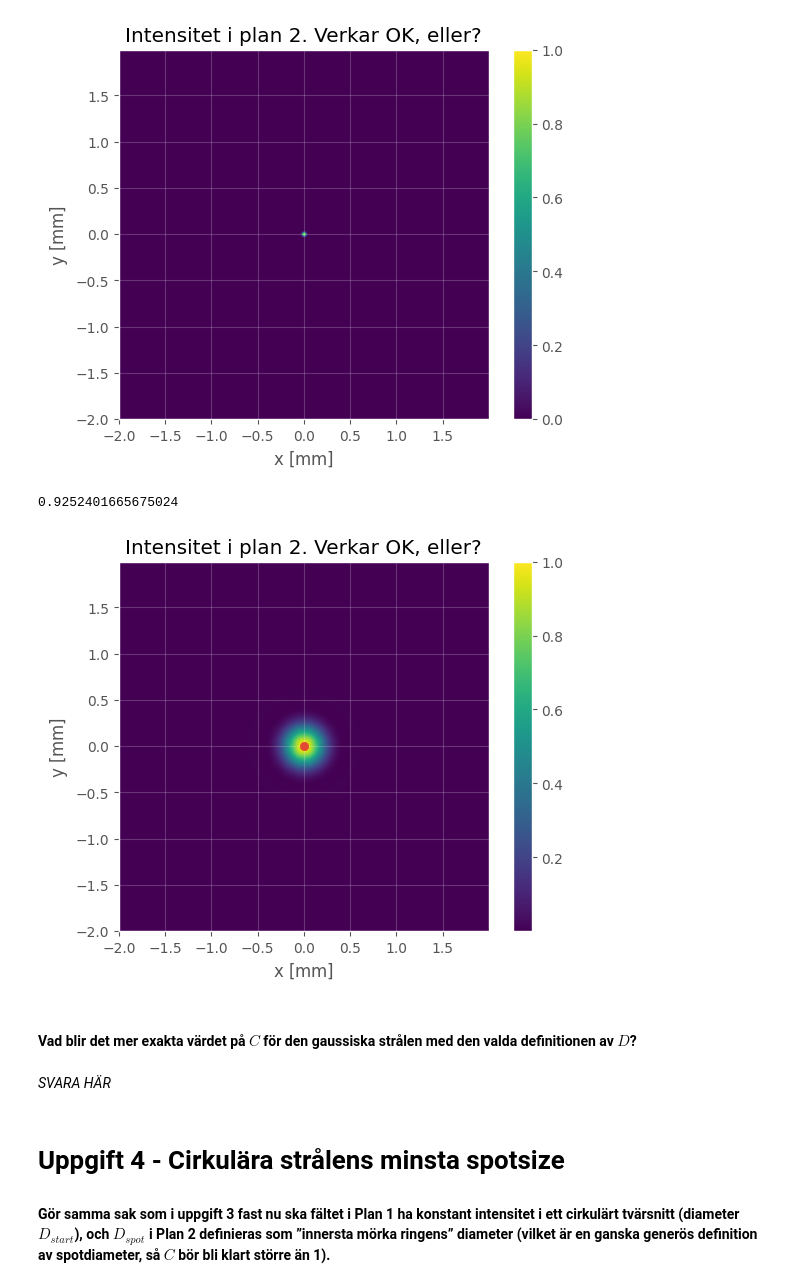
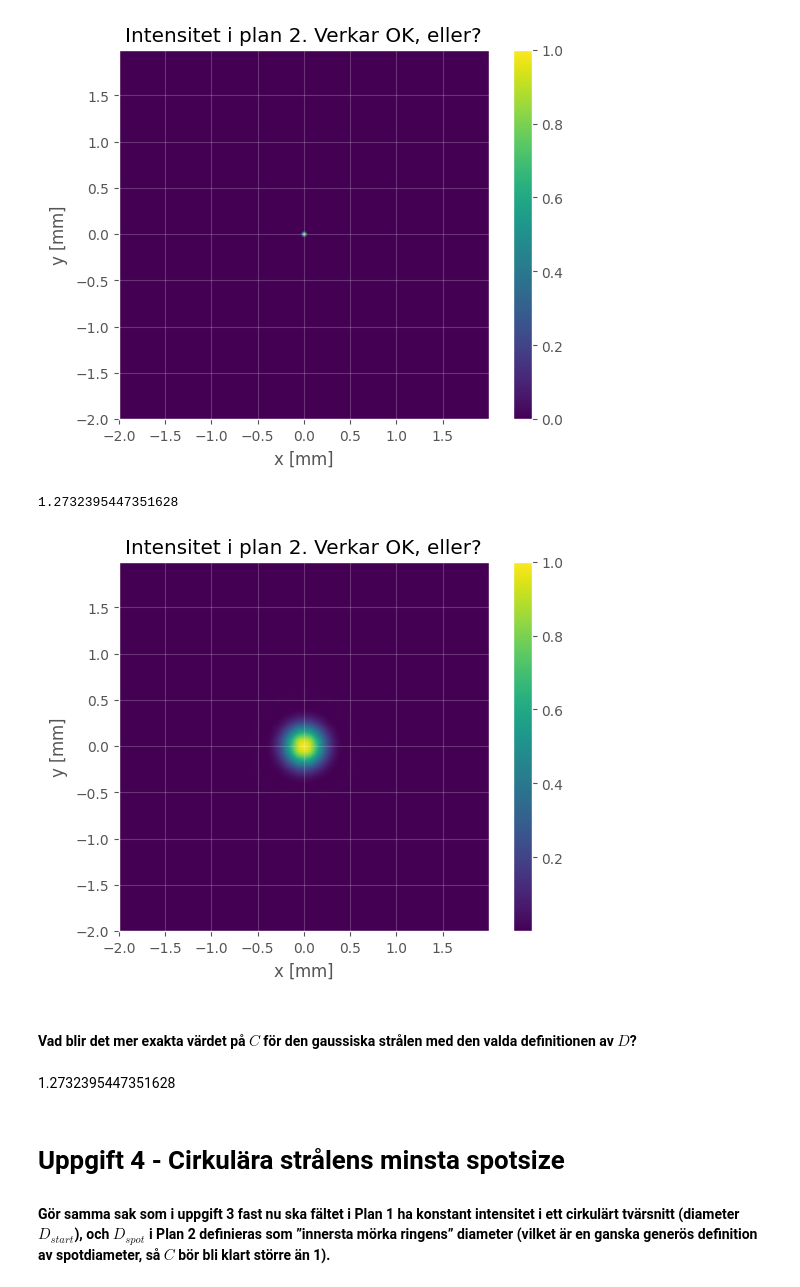
Before and after one commit to WildKnife7/HUPP, a Jupyter notebook: HUPP1 (1).ipynb, the cells around one changed output. Cells and saved outputs as stored; diff of their text form; code cells hidden in the pictures.

```diff
--- a/HUPP1 (1).ipynb
+++ b/HUPP1 (1).ipynb
@@ -224,28 +234,25 @@ E2      = PAS(E1, f_2, N, a, lambda_noll, n_medium)         # Propagera med vår
 I2      = np.abs(E2)**2    # Intesitet i plan 2
 I2_norm = I2/np.max(I2)    # Normaliserad intensitet i plan 2 för att plotta
 # %%
-vec = coolshit(1, I2_norm) - coolshit(1/np.exp(2),I2_norm)
-D_norm = np.linalg.norm(vec)
-C = D_norm * omega1 *2 /(lambda_noll*f_2)
+C = find_d_spot(633e-9,1e-3, f_2) *2e-3 /(lambda_noll*f_2)
 print(C)
 # %% [output]
-0.9252401665675024
+1.2732395447351628
 # %%
-x_p, y_p = coolshit(1, I2_norm)
+
 plt.figure()
 image = plt.imshow(I2_norm, extent = [x_mm.min(), x_mm.max(), y_mm.min(), y_mm.max()])
 plt.colorbar(image)
-plt.scatter(x_p, y_p)
 plt.title(r'Intensitet i plan 2. Verkar OK, eller?')
 plt.xlabel(r'x $[$mm$]$')
 plt.ylabel(r'y $[$mm$]$')
 plt.grid(alpha=0.2)
 # %% [output]
-[figure, old version]
+[figure, new version]
 # %% [markdown]
 #### **Vad blir det mer exakta värdet på $𝐶$ för den gaussiska strålen med den valda definitionen av $𝐷$?**
 # %% [markdown]
-*SVARA HÄR*
+1.2732395447351628
 # %% [markdown]
 # Uppgift 4 - Cirkulära strålens minsta spotsize
 
```
Also changed, not shown: parts of 4 cells of this notebook, 1 other file.
